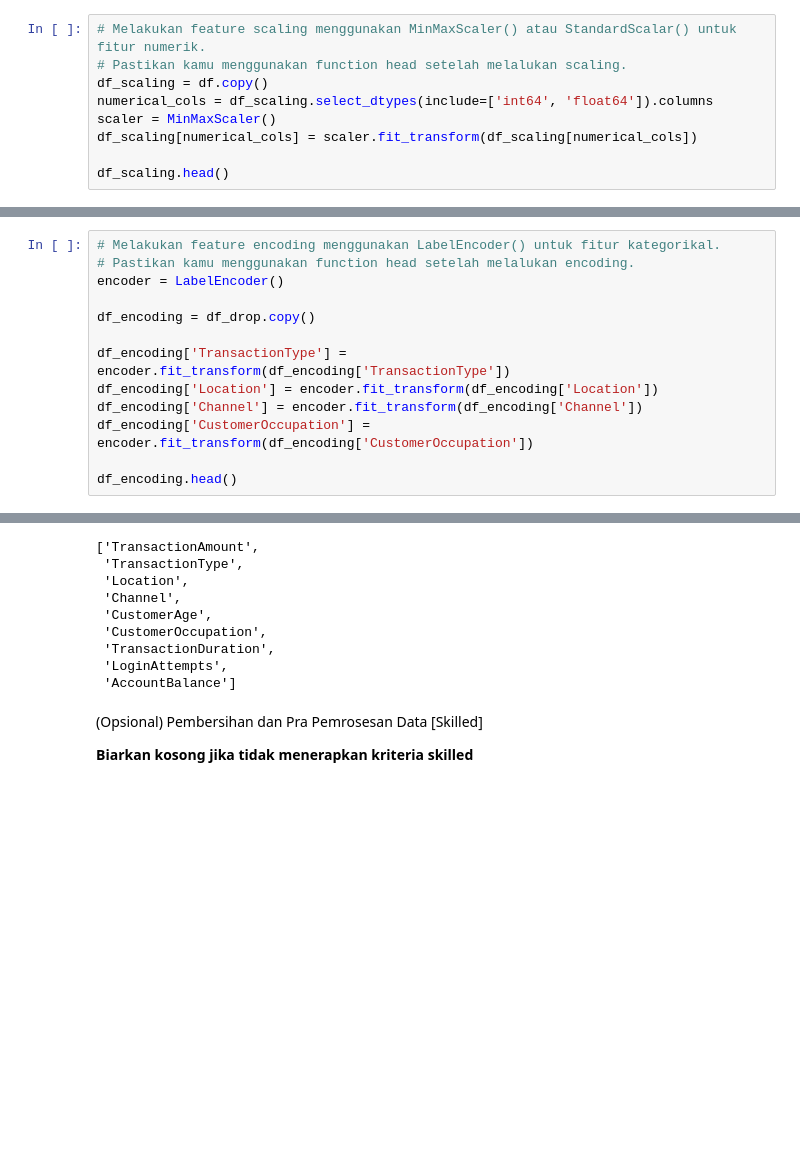
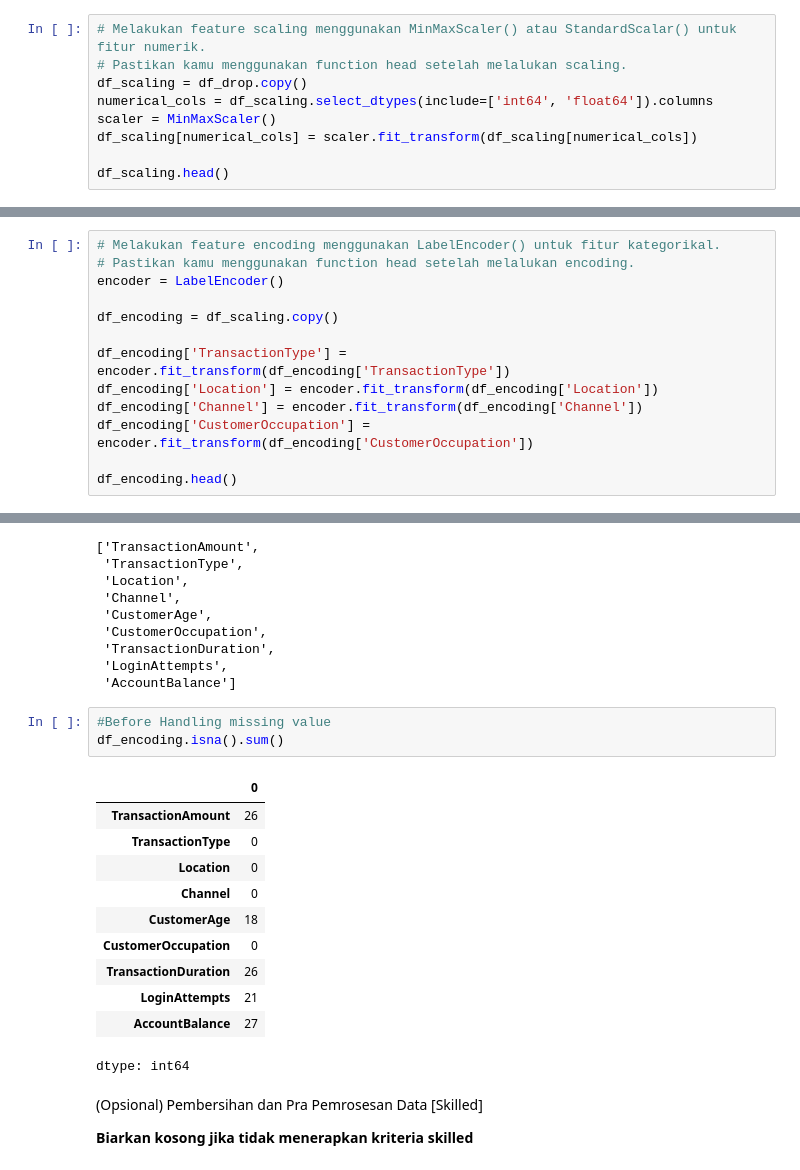
Before and after one commit to arydotme/dicoding-ml-basic, a Jupyter notebook: [Clustering]_Submission_Akhir_BMLP_Ahmad_Bukhari.ipynb, the cells around one changed output, grey strips where cells are left out. Cells and saved outputs as stored; diff of their text form; blank space fills up the shorter version.

Commit message:
Fix handle missing value

```diff
--- a/[Clustering]_Submission_Akhir_BMLP_Ahmad_Bukhari.ipynb
+++ b/[Clustering]_Submission_Akhir_BMLP_Ahmad_Bukhari.ipynb
@@ -210,7 +227,7 @@ np.int64(21)
 # %%
 # Melakukan feature scaling menggunakan MinMaxScaler() atau StandardScalar() untuk fitur numerik.
 # Pastikan kamu menggunakan function head setelah melalukan scaling.
-df_scaling = df.copy()
+df_scaling = df_drop.copy()
 numerical_cols = df_scaling.select_dtypes(include=['int64', 'float64']).columns
 scaler = MinMaxScaler()
 df_scaling[numerical_cols] = scaler.fit_transform(df_scaling[numerical_cols])
@@ -240,7 +245,7 @@ df_drop.head()
 # Pastikan kamu menggunakan function head setelah melalukan encoding.
 encoder = LabelEncoder()
 
-df_encoding = df_drop.copy()
+df_encoding = df_scaling.copy()
 
 df_encoding['TransactionType'] = encoder.fit_transform(df_encoding['TransactionType'])
 df_encoding['Location'] = encoder.fit_transform(df_encoding['Location'])
@@ -269,6 +274,21 @@ df_encoding.columns.tolist()
  'TransactionDuration',
  'LoginAttempts',
  'AccountBalance']
+# %%
+#Before Handling missing value
+df_encoding.isna().sum()
+# %% [output]
+|  | 0 |
+| TransactionAmount | 26 |
+| TransactionType | 0 |
+| Location | 0 |
+| Channel | 0 |
+| CustomerAge | 18 |
+| CustomerOccupation | 0 |
+| TransactionDuration | 26 |
+| LoginAttempts | 21 |
+| AccountBalance | 27 |
+dtype: int64
 # %% [markdown]
 (Opsional) Pembersihan dan Pra Pemrosesan Data [Skilled]
 
```
Also changed, not shown: parts of 5 cells of this notebook.
